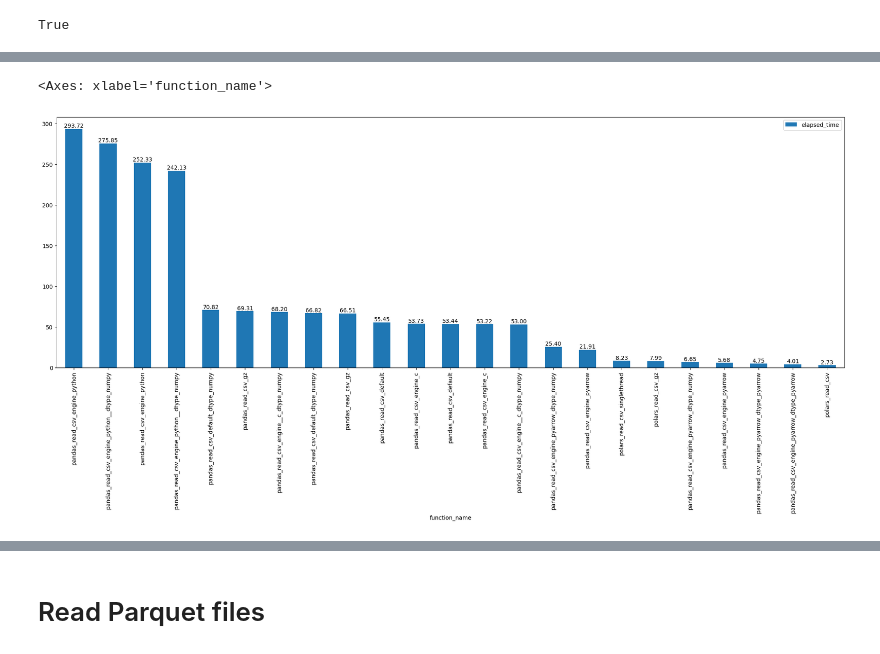
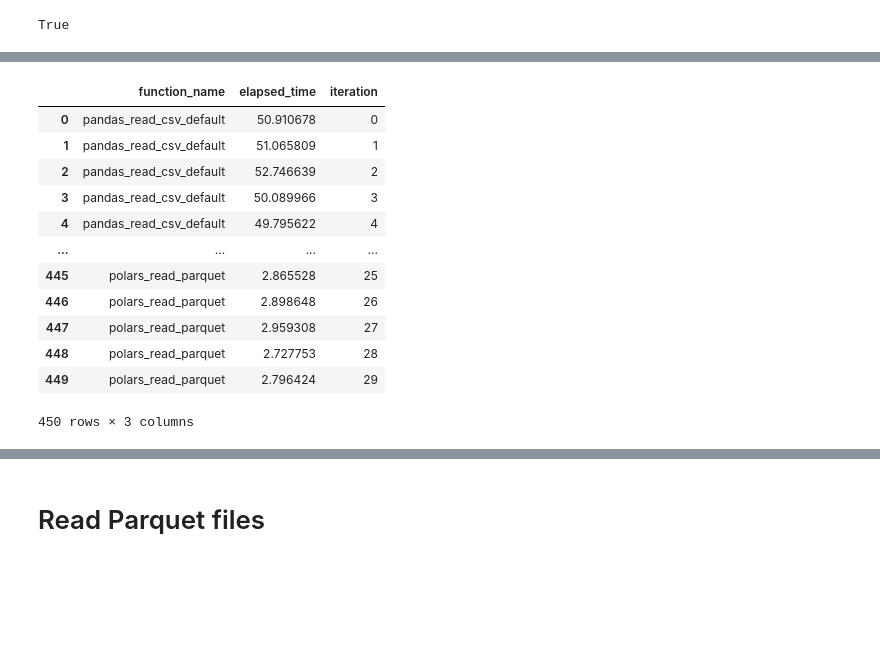
Before and after one commit to surfaceowl/talk_nov2023_pandas_polars_arrow, a Jupyter notebook: performance_comparison.ipynb, the cells around one changed output, grey strips where cells are left out. Cells and saved outputs as stored; diff of their text form; code cells hidden in the pictures; blank space fills up the shorter version.

```diff
--- a/performance_comparison.ipynb
+++ b/performance_comparison.ipynb
@@ -304,9 +305,23 @@ df_csv_results_v2
-# %%
-ax_csv_v2 = df_csv_results_v2.sort_values(
-    ["elapsed_time", "function_name"], ascending=[False, True]
-).plot(kind="bar", x="function_name", y="elapsed_time", figsize=(25, 8))
-ax_csv_v2.bar_label(ax_csv_v2.containers[0], fmt="%.2f")
-ax_csv_v2
-# %% [output]
-<Axes: xlabel='function_name'>
-[figure, removed]
+# %%
+# re-read datafile and repeat plot
+df_read_results_iter_30 = pd.read_csv(
+    "time_read_results_iter_30.csv", header=0, engine="pyarrow", dtype_backend="pyarrow"
+)
+df_read_results_iter_30 = df_read_results_iter_30.sort_values(
+    by=["function_name", "iteration"], ascending=True
+)
+df_read_results_iter_30
+# %% [output]
+|  | function_name | elapsed_time | iteration |
+| 0 | pandas_read_csv_default | 50.910678 | 0 |
+| 1 | pandas_read_csv_default | 51.065809 | 1 |
+| 2 | pandas_read_csv_default | 52.746639 | 2 |
+| 3 | pandas_read_csv_default | 50.089966 | 3 |
+| 4 | pandas_read_csv_default | 49.795622 | 4 |
+| ... | ... | ... | ... |
+| 445 | polars_read_parquet | 2.865528 | 25 |
+| 446 | polars_read_parquet | 2.898648 | 26 |
+| 447 | polars_read_parquet | 2.959308 | 27 |
+| 448 | polars_read_parquet | 2.727753 | 28 |
+| 449 | polars_read_parquet | 2.796424 | 29 |
+450 rows × 3 columns
```
Also changed, not shown: parts of 24 cells of this notebook, 6 other files.
